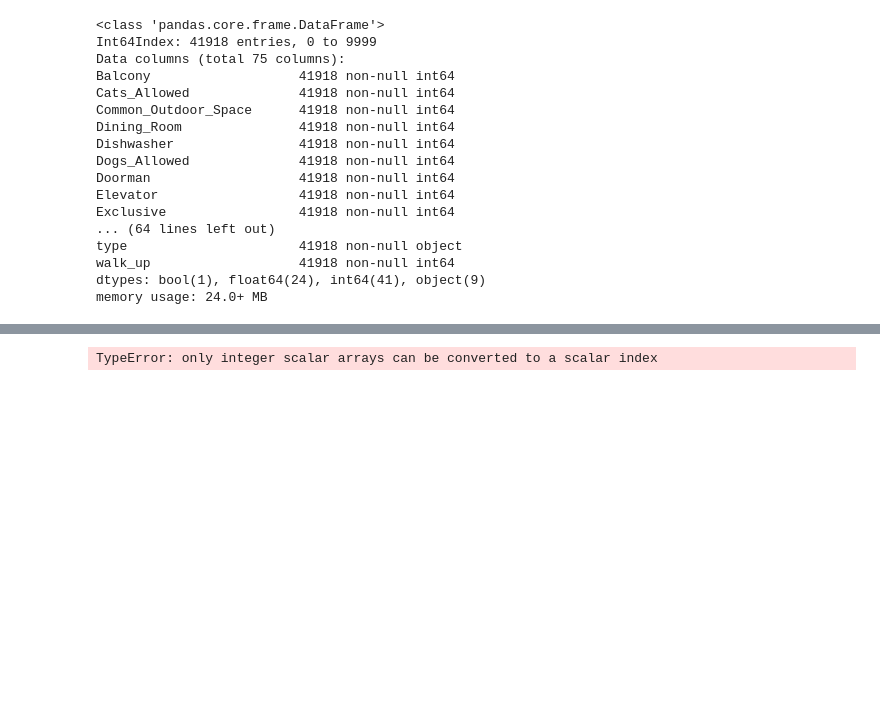
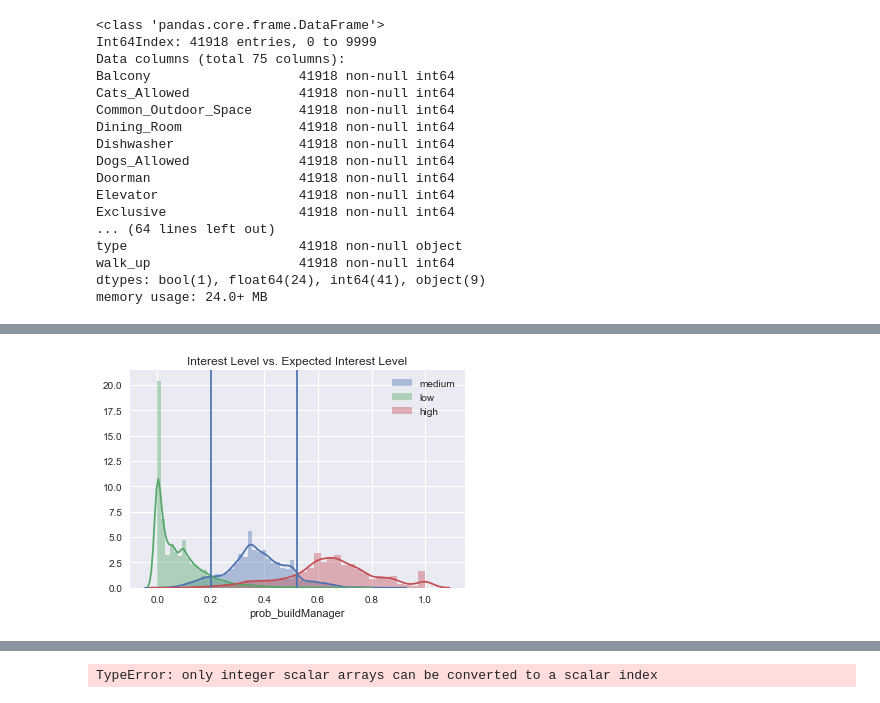
Before and after one commit to bfine9618/PredictingInterestLevel, a Jupyter notebook: Initial models/KNN & CV Logistic Reg.ipynb, the cells around one changed output, grey strips where cells are left out. Cells and saved outputs as stored; diff of their text form; code cells hidden in the pictures; blank space fills up the shorter version.

```diff
--- a/Initial models/KNN & CV Logistic Reg.ipynb
+++ b/Initial models/KNN & CV Logistic Reg.ipynb
@@ -78,0 +49,11 @@ plt.legend()
+# %%
+for i in df['interest_level'].unique():
+    sns.distplot(df[df['interest_level']==i]['prob_buildManager'], label=i)
+
+plt.axvline(.2)
+plt.axvline(.52)
+plt.legend()
+plt.title('Interest Level vs. Expected Interest Level')
+plt.savefig('../interestLevel.png')
+# %% [output]
+[figure, added]
```
Also changed, not shown: parts of 15 cells of this notebook, 12 other files.
